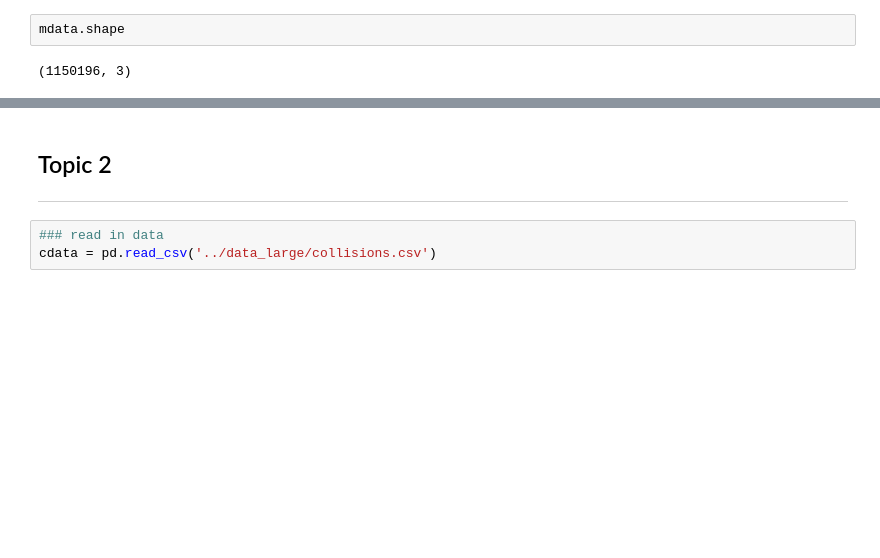
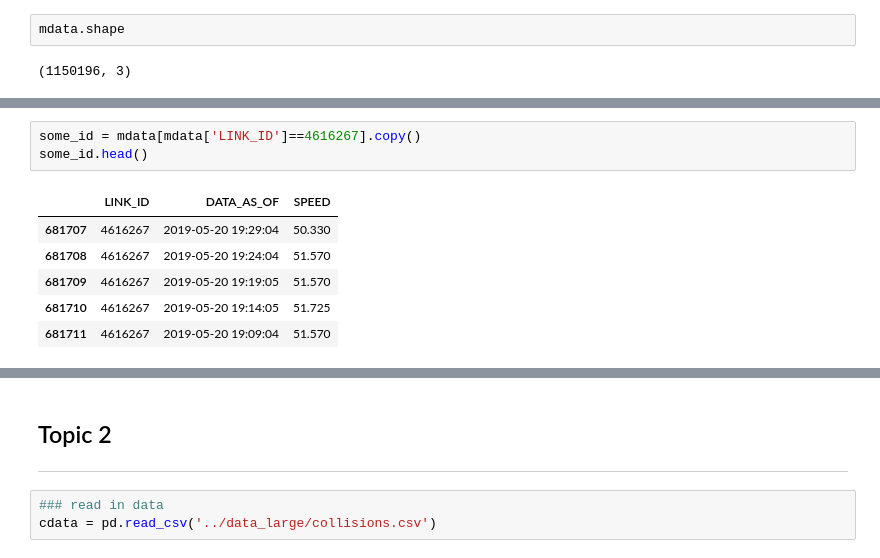
Before and after one commit to rdepiero218/crash_dummies, a Jupyter notebook: rd_eda.ipynb, the cells around one changed output, grey strips where cells are left out. Cells and saved outputs as stored; diff of their text form; blank space fills up the shorter version.

```diff
--- a/rd_eda.ipynb
+++ b/rd_eda.ipynb
@@ -272,0 +301,10 @@ mdata.shape
+# %%
+some_id = mdata[mdata['LINK_ID']==4616267].copy()
+some_id.head()
+# %% [output]
+|  | LINK_ID | DATA_AS_OF | SPEED |
+| 681707 | 4616267 | 2019-05-20 19:29:04 | 50.330 |
+| 681708 | 4616267 | 2019-05-20 19:24:04 | 51.570 |
+| 681709 | 4616267 | 2019-05-20 19:19:05 | 51.570 |
+| 681710 | 4616267 | 2019-05-20 19:14:05 | 51.725 |
+| 681711 | 4616267 | 2019-05-20 19:09:04 | 51.570 |
```
Also changed, not shown: parts of 7 cells of this notebook, 2 other files.
